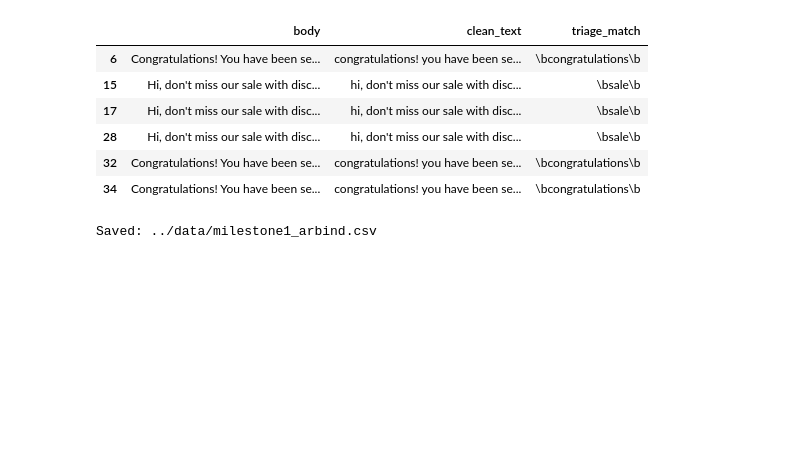
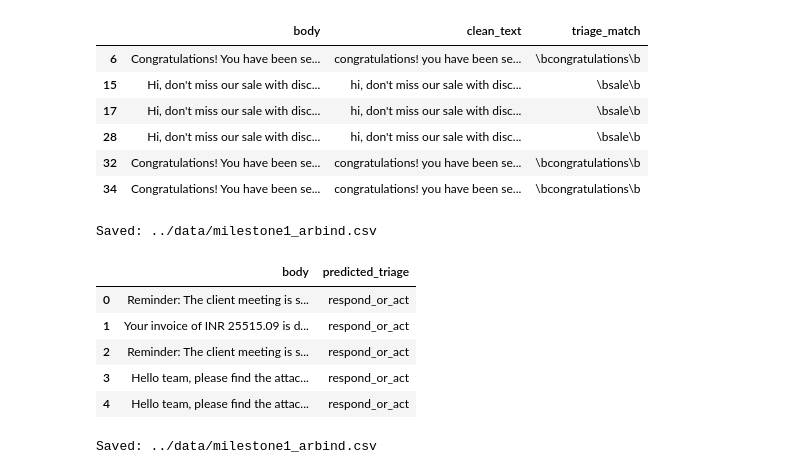
Before and after one commit to springboardmentor74219x/infosys-langgraph-email-assistant-group2, a Jupyter notebook: notebook/milestone1_arbind.ipynb, the cells around one changed output. Drawn from its saved outputs; the diff is of its cells as text; code cells hidden in the pictures; blank space fills up the shorter version.

```diff
--- a/notebook/milestone1_arbind.ipynb
+++ b/notebook/milestone1_arbind.ipynb
@@ -271,3 +269,21 @@ df.to_csv(OUT, index=False)
 print("Saved:", OUT)
 # %% [output]
 Saved: ../data/milestone1_arbind.csv
+# %%
+df['predicted_triage'] = df['clean_text'].apply(triage_rule)
+
+df[['body', 'predicted_triage']].head()
+# %% [output]
+|  | body | predicted_triage |
+| 0 | Reminder: The client meeting is s... | respond_or_act |
+| 1 | Your invoice of INR 25515.09 is d... | respond_or_act |
+| 2 | Reminder: The client meeting is s... | respond_or_act |
+| 3 | Hello team, please find the attac... | respond_or_act |
+| 4 | Hello team, please find the attac... | respond_or_act |
+# %%
+# 6. Save results for submission
+OUT = "../data/milestone1_arbind.csv"
+df.to_csv(OUT, index=False)
+print("Saved:", OUT)
+# %% [output]
+Saved: ../data/milestone1_arbind.csv
```
Also changed, not shown: parts of 1 cell of this notebook, 3 other files.
